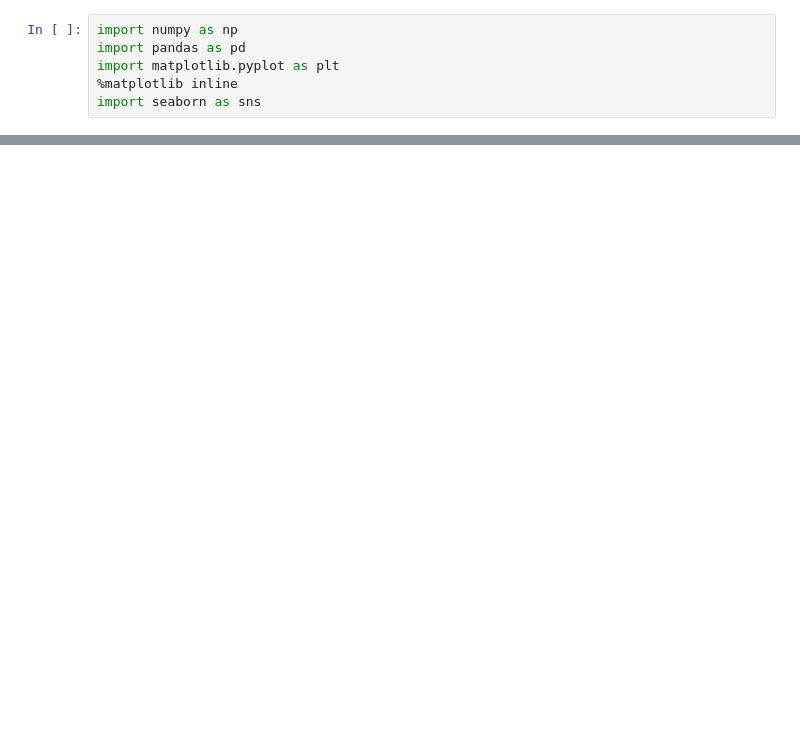
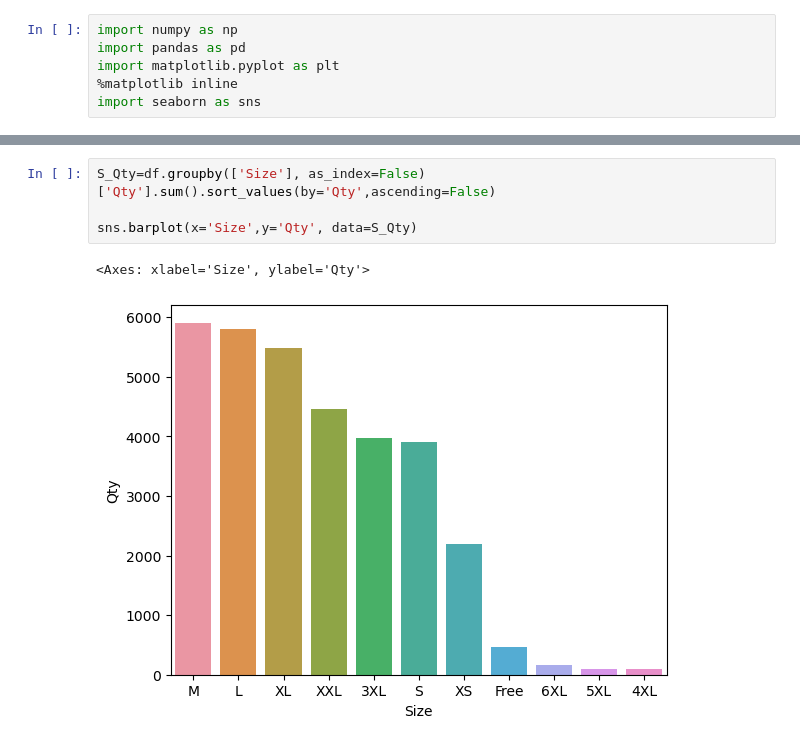
Before and after one commit to hrushikeshh/Amazon-Sales-Analysis, a Jupyter notebook: Amazon Sales Analysis.ipynb, the cells around one changed output, grey strips where cells are left out. Saved outputs shown, nothing was run; the diff lists cells and outputs as text; blank space fills up the shorter version.

```diff
--- a/Amazon Sales Analysis.ipynb
+++ b/Amazon Sales Analysis.ipynb
@@ -11,0 +250,7 @@ FileNotFoundError: [Errno 2] No such file or directory: 'C:/Users/Hrushikesh/One
+# %%
+S_Qty=df.groupby(['Size'], as_index=False)['Qty'].sum().sort_values(by='Qty',ascending=False)
+
+sns.barplot(x='Size',y='Qty', data=S_Qty)
+# %% [output]
+<Axes: xlabel='Size', ylabel='Qty'>
+[figure, added]
```
Also changed, not shown: parts of 49 cells of this notebook, 1 other file.
